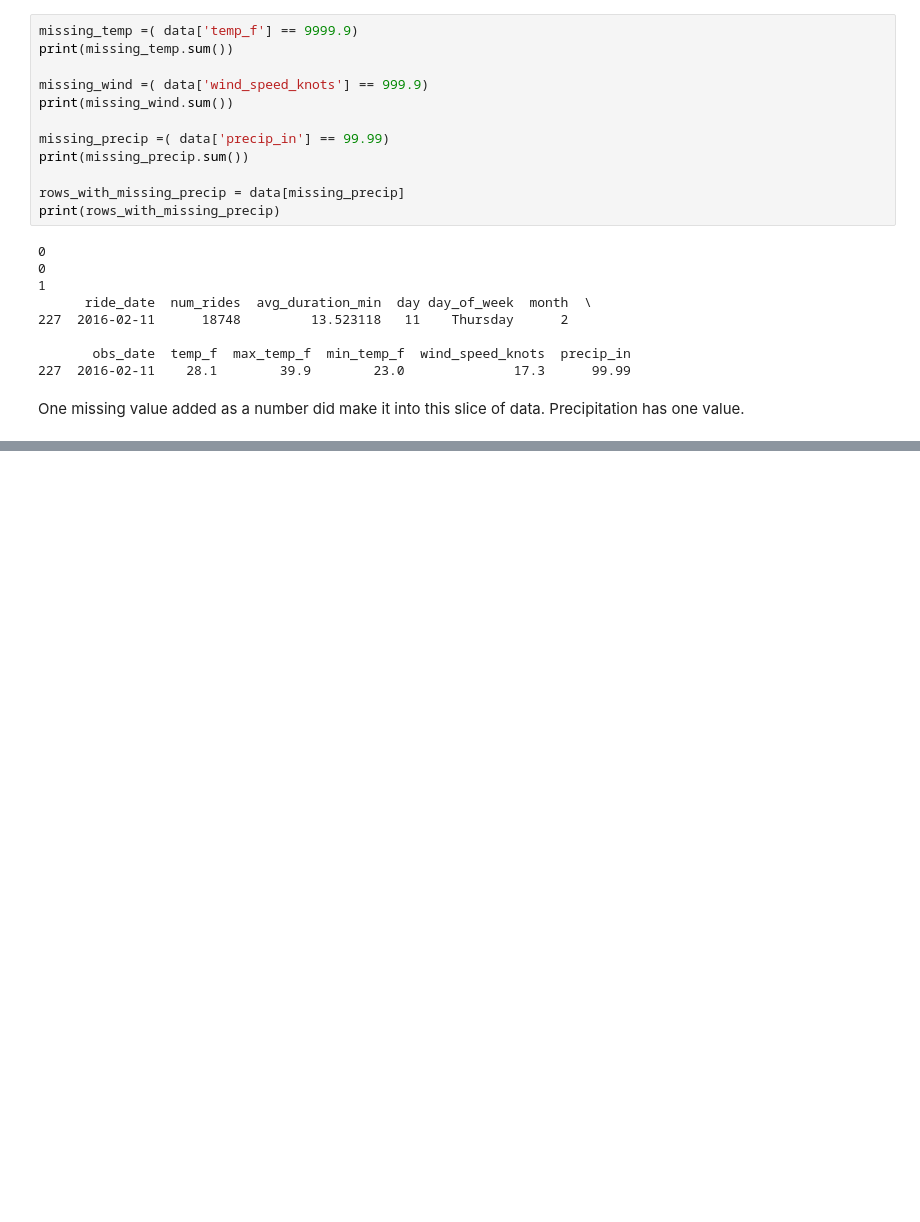
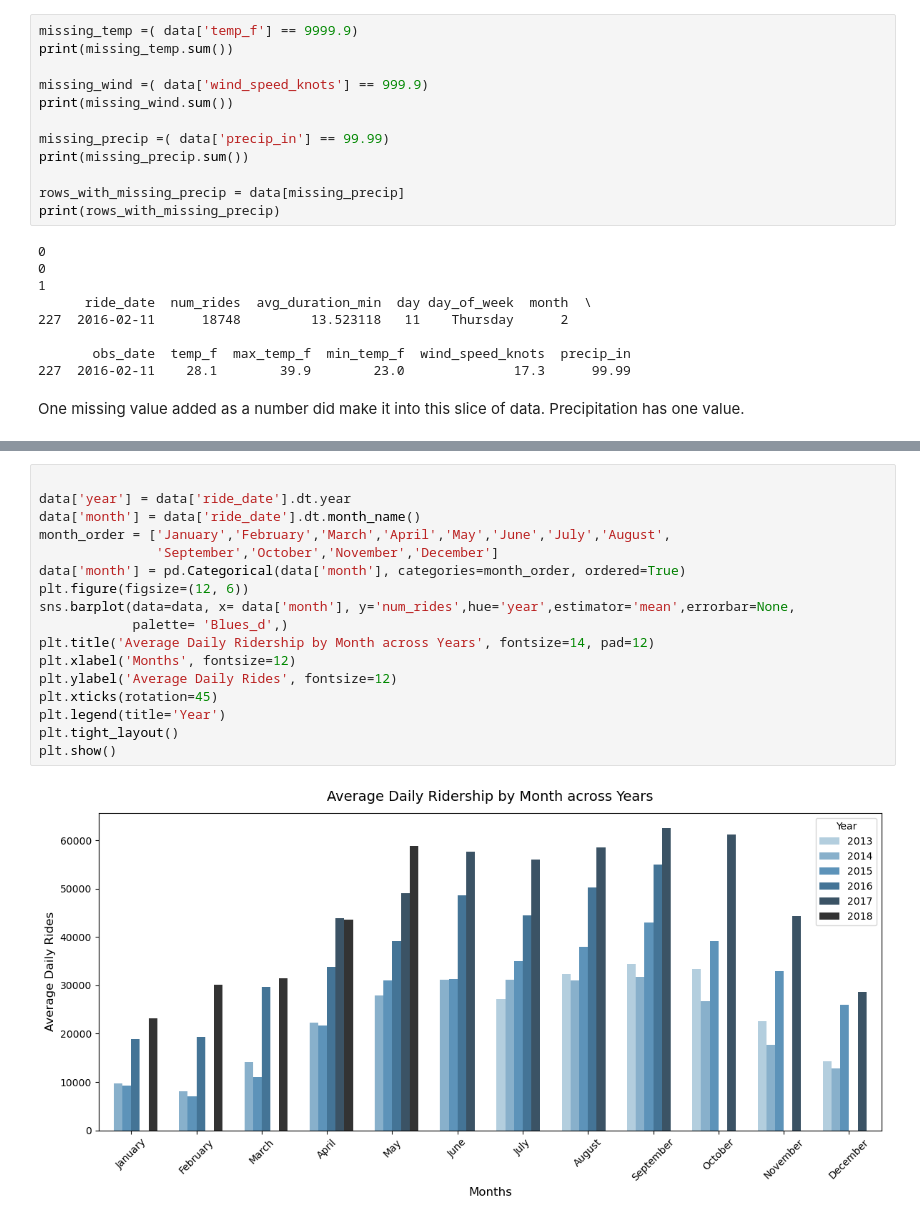
Before and after one commit to oluochl/-citibike-ridership-model-, a Jupyter notebook: Code/eda.ipynb, the cells around one changed output, grey strips where cells are left out. Cells and saved outputs as stored; diff of their text form; blank space fills up the shorter version.

```diff
--- a/Code/eda.ipynb
+++ b/Code/eda.ipynb
@@ -141,0 +171,19 @@ print(rows_with_missing_precip)
+# %%
+
+data['year'] = data['ride_date'].dt.year
+data['month'] = data['ride_date'].dt.month_name()
+month_order = ['January','February','March','April','May','June','July','August',
+               'September','October','November','December']
+data['month'] = pd.Categorical(data['month'], categories=month_order, ordered=True)
+plt.figure(figsize=(12, 6))
+sns.barplot(data=data, x= data['month'], y='num_rides',hue='year',estimator='mean',errorbar=None,
+            palette= 'Blues_d',)
+plt.title('Average Daily Ridership by Month across Years', fontsize=14, pad=12)
+plt.xlabel('Months', fontsize=12)
+plt.ylabel('Average Daily Rides', fontsize=12)
+plt.xticks(rotation=45)
+plt.legend(title='Year')
+plt.tight_layout()
+plt.show()
+# %% [output]
+[figure, added]
```
Also changed, not shown: parts of 7 cells of this notebook.
